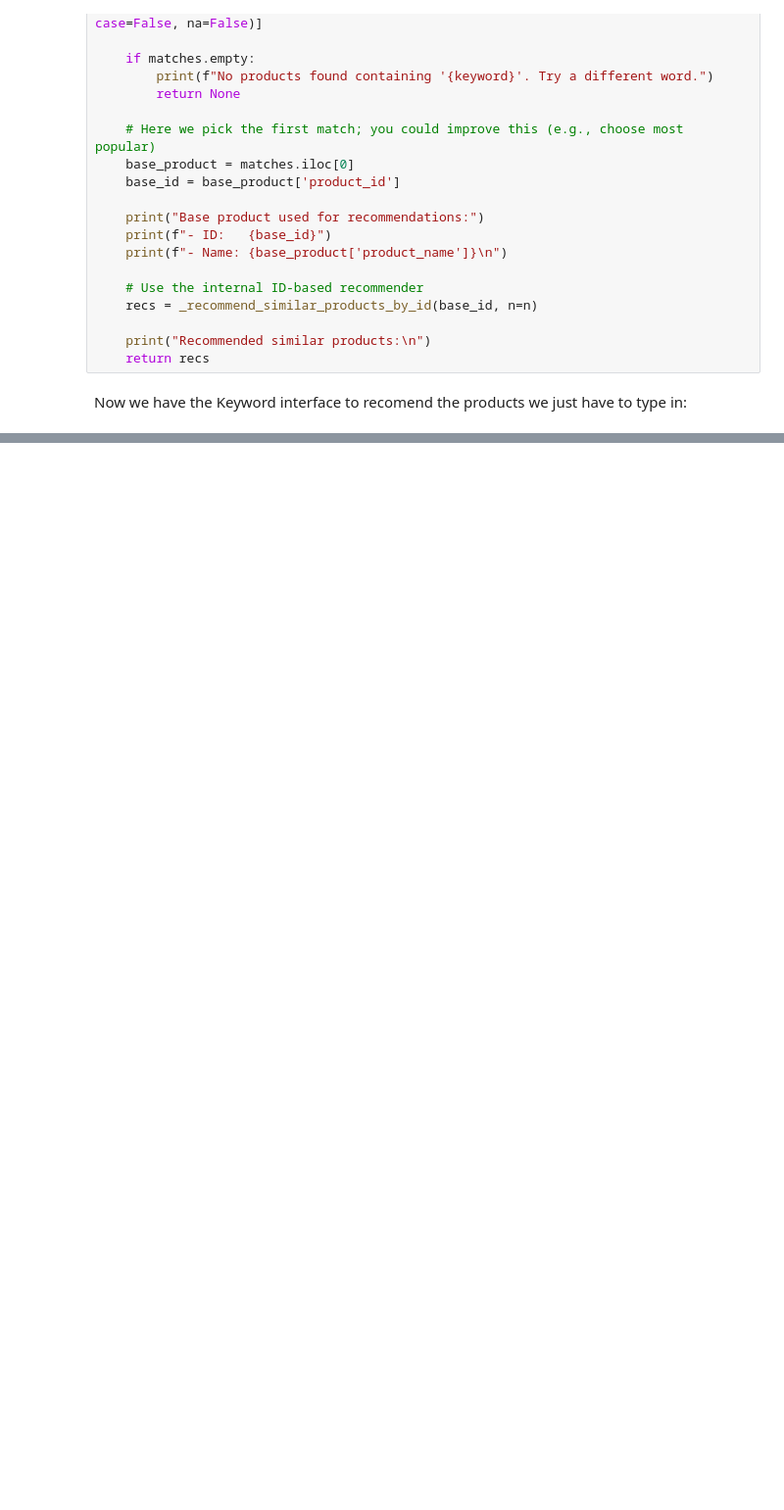
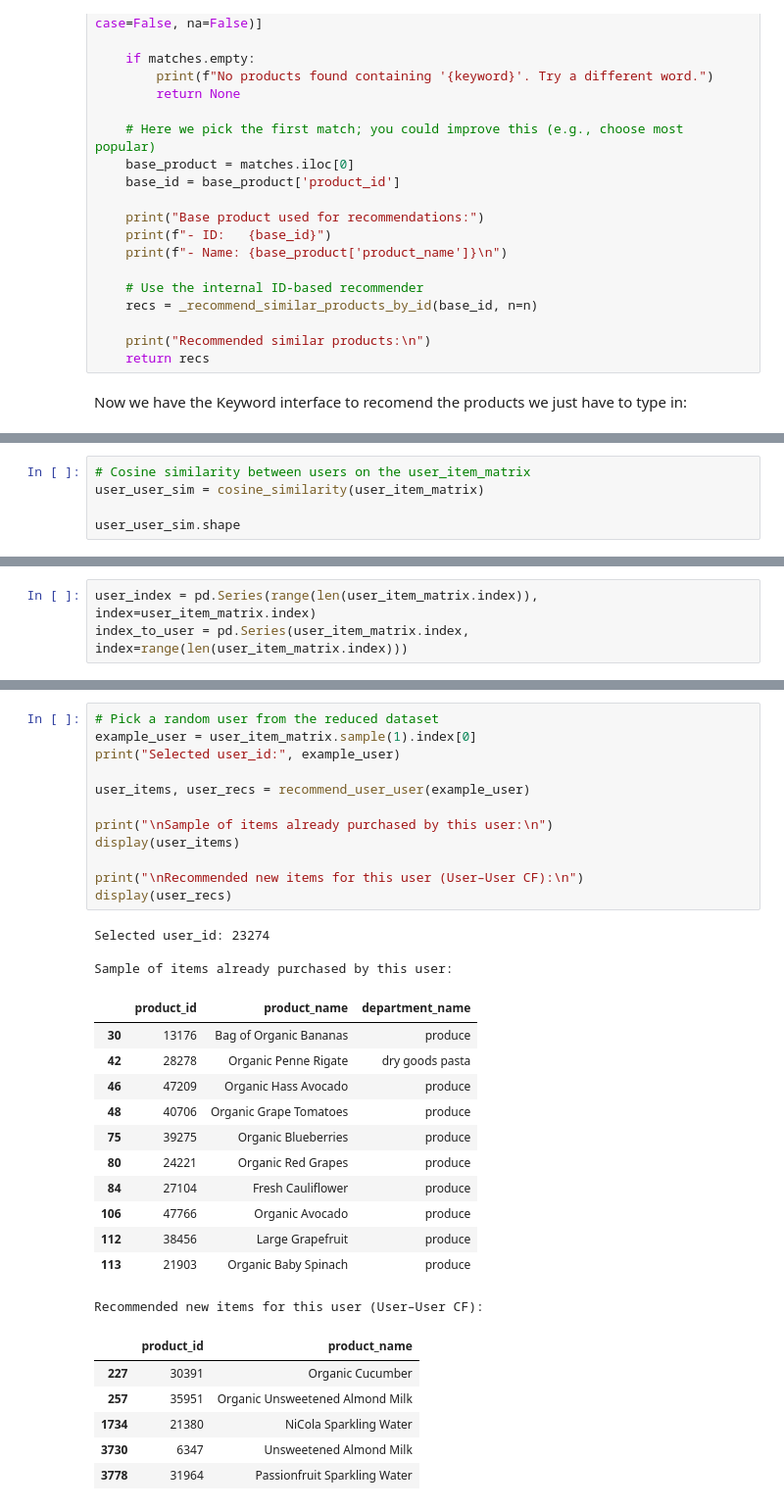
Before and after one commit to Blastronauta/CA2-Semester-2-ML-DV-integrated, a Jupyter notebook: MLBus_HDipData_CA2_KTamayo_Feb25.ipynb, the cells around one changed output, grey strips where cells are left out. Shown: that part at 98% size. Cells and saved outputs as stored; diff of their text form; blank space fills up the shorter version.

Commit message:
Collaborative Filtering
Item-Item and User-User CF completed

```diff
--- a/MLBus_HDipData_CA2_KTamayo_Feb25.ipynb
+++ b/MLBus_HDipData_CA2_KTamayo_Feb25.ipynb
@@ -685,0 +797,5 @@ Recommended similar products:
+# %%
+# Cosine similarity between users on the user_item_matrix
+user_user_sim = cosine_similarity(user_item_matrix)
+
+user_user_sim.shape
@@ -685,0 +804,3 @@ Recommended similar products:
+# %%
+user_index = pd.Series(range(len(user_item_matrix.index)), index=user_item_matrix.index)
+index_to_user = pd.Series(user_item_matrix.index, index=range(len(user_item_matrix.index)))
@@ -685,0 +855,34 @@ Recommended similar products:
+# %%
+# Pick a random user from the reduced dataset
+example_user = user_item_matrix.sample(1).index[0]
+print("Selected user_id:", example_user)
+
+user_items, user_recs = recommend_user_user(example_user)
+
+print("\nSample of items already purchased by this user:\n")
+display(user_items)
+
+print("\nRecommended new items for this user (User–User CF):\n")
+display(user_recs)
+# %% [output]
+Selected user_id: 23274
+
+Sample of items already purchased by this user:
+|  | product_id | product_name | department_name |
+| 30 | 13176 | Bag of Organic Bananas | produce |
+| 42 | 28278 | Organic Penne Rigate | dry goods pasta |
+| 46 | 47209 | Organic Hass Avocado | produce |
+| 48 | 40706 | Organic Grape Tomatoes | produce |
+| 75 | 39275 | Organic Blueberries | produce |
+| 80 | 24221 | Organic Red Grapes | produce |
+| 84 | 27104 | Fresh Cauliflower | produce |
+| 106 | 47766 | Organic Avocado | produce |
+| 112 | 38456 | Large Grapefruit | produce |
+| 113 | 21903 | Organic Baby Spinach | produce |
+Recommended new items for this user (User–User CF):
+|  | product_id | product_name |
+| 227 | 30391 | Organic Cucumber |
+| 257 | 35951 | Organic Unsweetened Almond Milk |
+| 1734 | 21380 | NiCola Sparkling Water |
+| 3730 | 6347 | Unsweetened Almond Milk |
+| 3778 | 31964 | Passionfruit Sparkling Water |
```
Also changed, not shown: parts of 16 cells of this notebook.
